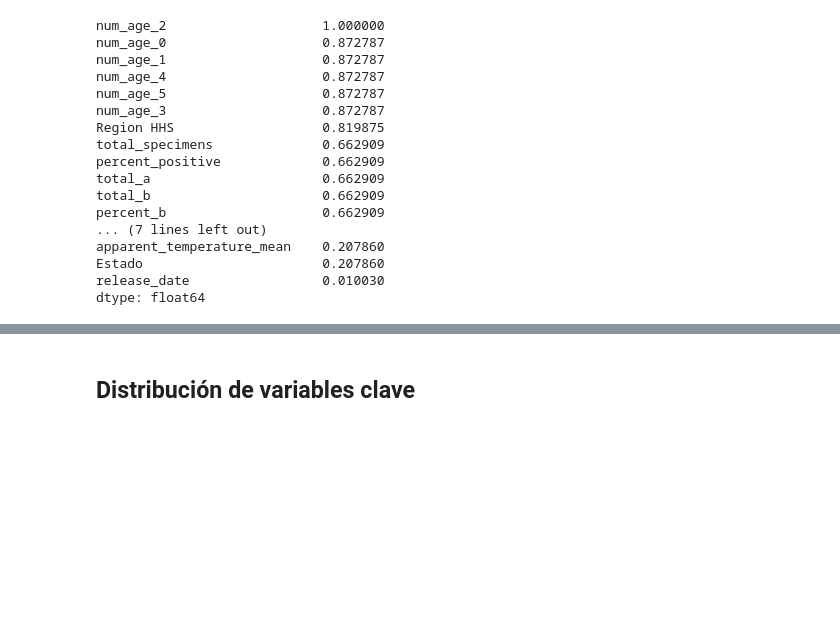
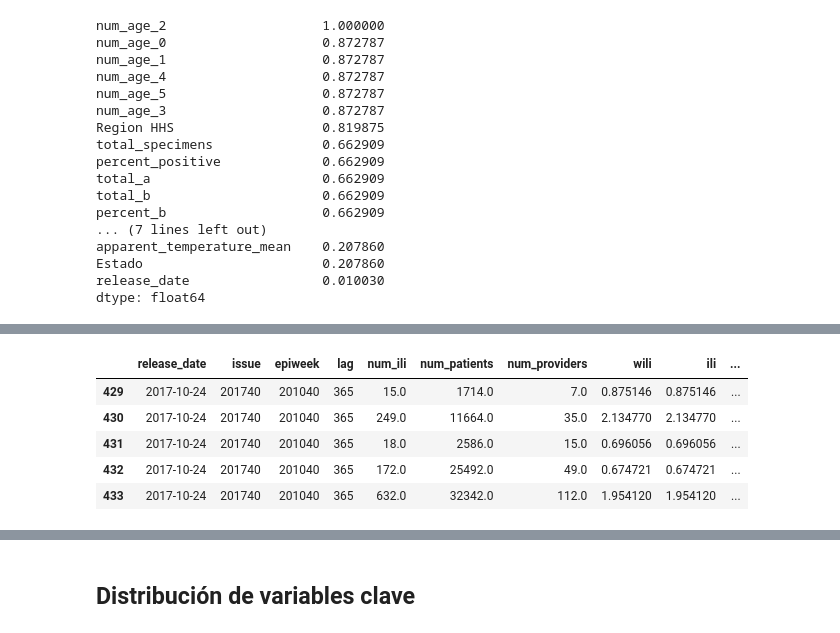
Before and after one commit to Laura-Cruz-Gil/Proyecto_Final_Salud, a Jupyter notebook: src/explore.ipynb, the cells around one changed output, grey strips where cells are left out. Saved outputs shown, nothing was run; the diff lists cells and outputs as text; code cells hidden in the pictures; blank space fills up the shorter version.

```diff
--- a/src/explore.ipynb
+++ b/src/explore.ipynb
@@ -192,0 +282,9 @@ df = df.drop ('num_age_2', axis = 1)
+# %%
+df.head()
+# %% [output]
+|  | release_date | issue | epiweek | lag | num_ili | num_patients | num_providers | wili | ili | ... |
+| 429 | 2017-10-24 | 201740 | 201040 | 365 | 15.0 | 1714.0 | 7.0 | 0.875146 | 0.875146 | ... |
+| 430 | 2017-10-24 | 201740 | 201040 | 365 | 249.0 | 11664.0 | 35.0 | 2.134770 | 2.134770 | ... |
+| 431 | 2017-10-24 | 201740 | 201040 | 365 | 18.0 | 2586.0 | 15.0 | 0.696056 | 0.696056 | ... |
+| 432 | 2017-10-24 | 201740 | 201040 | 365 | 172.0 | 25492.0 | 49.0 | 0.674721 | 0.674721 | ... |
+| 433 | 2017-10-24 | 201740 | 201040 | 365 | 632.0 | 32342.0 | 112.0 | 1.954120 | 1.954120 | ... |
```
Also changed, not shown: parts of 23 cells of this notebook.
